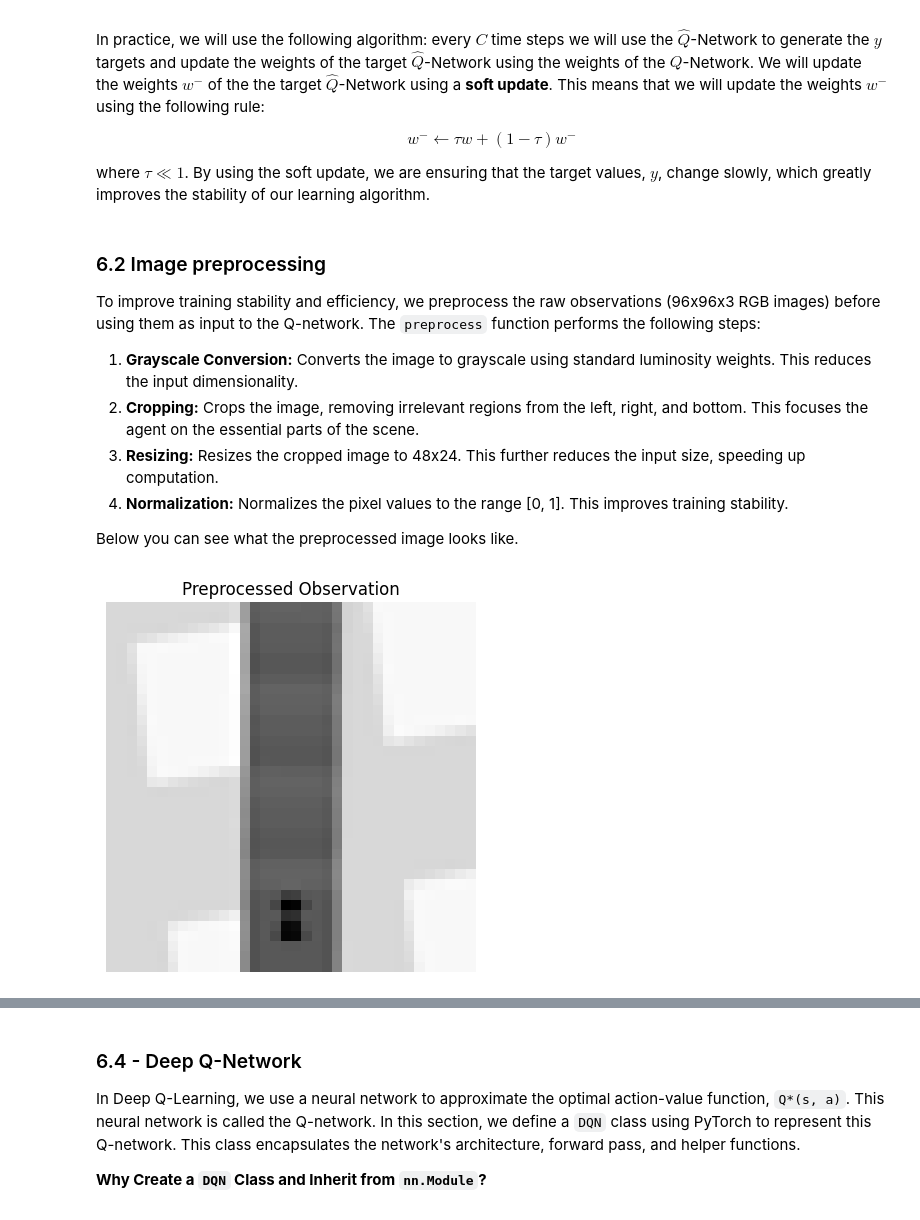
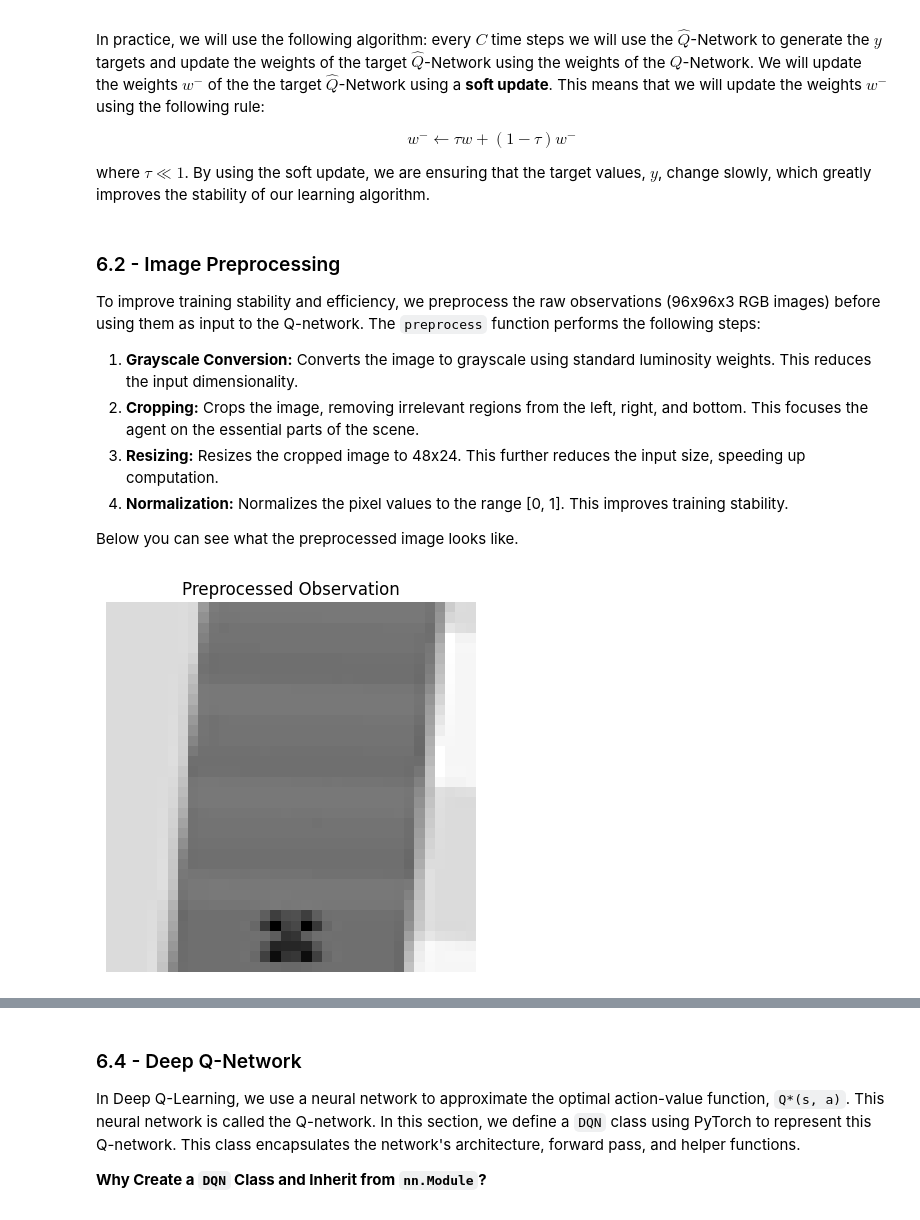
Before and after one commit to erickvs/car-racing-reinforcement-learning, a Jupyter notebook: Deep_QLearning_Car_Racing.ipynb, the cells around one changed output, grey strips where cells are left out. Cells and saved outputs as stored; diff of their text form; code cells hidden in the pictures.

```diff
--- a/Deep_QLearning_Car_Racing.ipynb
+++ b/Deep_QLearning_Car_Racing.ipynb
@@ -372,7 +375,7 @@ $$
 where $\tau\ll 1$. By using the soft update, we are ensuring that the target values, $y$, change slowly, which greatly improves the stability of our learning algorithm.
 # %% [markdown]
 <a name="6.2"></a>
-### 6.2 Image preprocessing
+### 6.2 - Image Preprocessing
 
 To improve training stability and efficiency, we preprocess the raw observations (96x96x3 RGB images) before using them as input to the Q-network.  The `preprocess` function performs the following steps:
 
@@ -385,23 +388,23 @@ Below you can see what the preprocessed image looks like.
 # %%
 obs, _ = env.reset()
 
 # Preprocessing function
 def preprocess(obs):
     obs = np.dot(obs[..., :3], [0.299, 0.587, 0.114])  # Grayscale
-    obs = obs[:84, 8:88]  # Crop
+    obs = obs[:79, 32:64]  # Crop
     obs = PIL.Image.fromarray(obs).resize((IMAGE_WIDTH, IMAGE_HEIGHT)) # Resize
     obs = np.array(obs, dtype=np.float32) / 255.0  # Normalize AND ensure float32
     return obs
 
 # --- Process and Visualize a Single Image ---
 for _ in range(50):
     obs, _, _, _, _ = env.step(0) # Do nothing.
 
 processed_obs = preprocess(obs)
 plt.imshow(processed_obs, cmap='gray')
 plt.title("Preprocessed Observation")
 plt.axis('off')
 plt.show()
 # %% [output]
-[figure, old version]
+[figure, new version]
 # %% [markdown]
```
Also changed, not shown: parts of 17 cells of this notebook, 3 other files.
